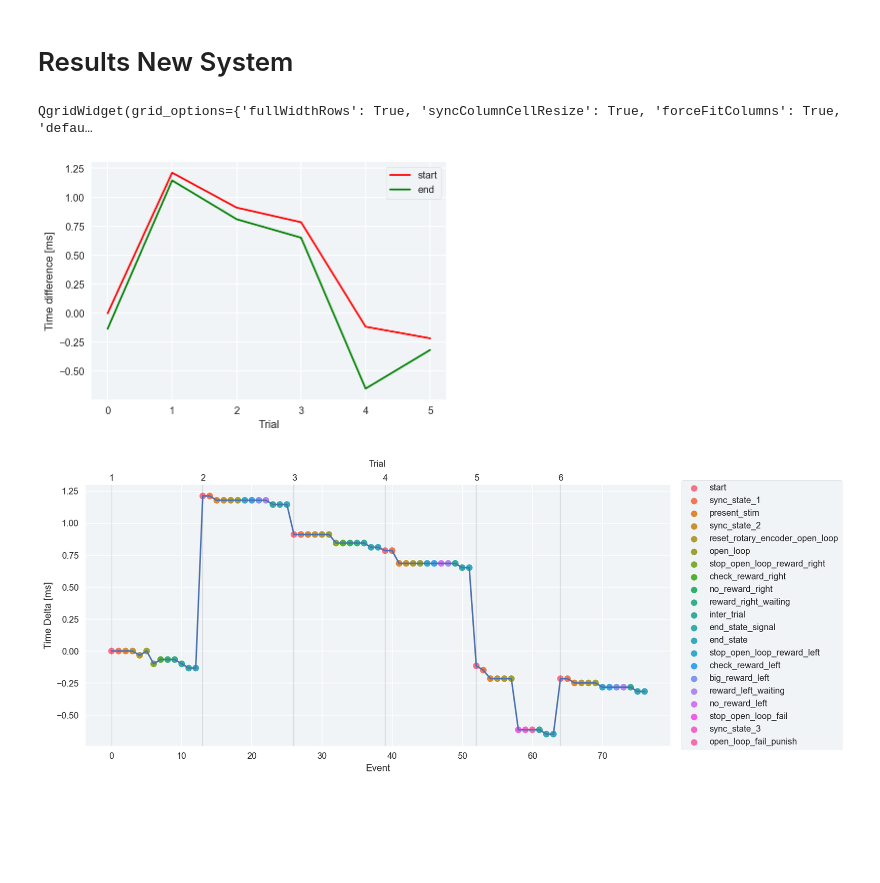
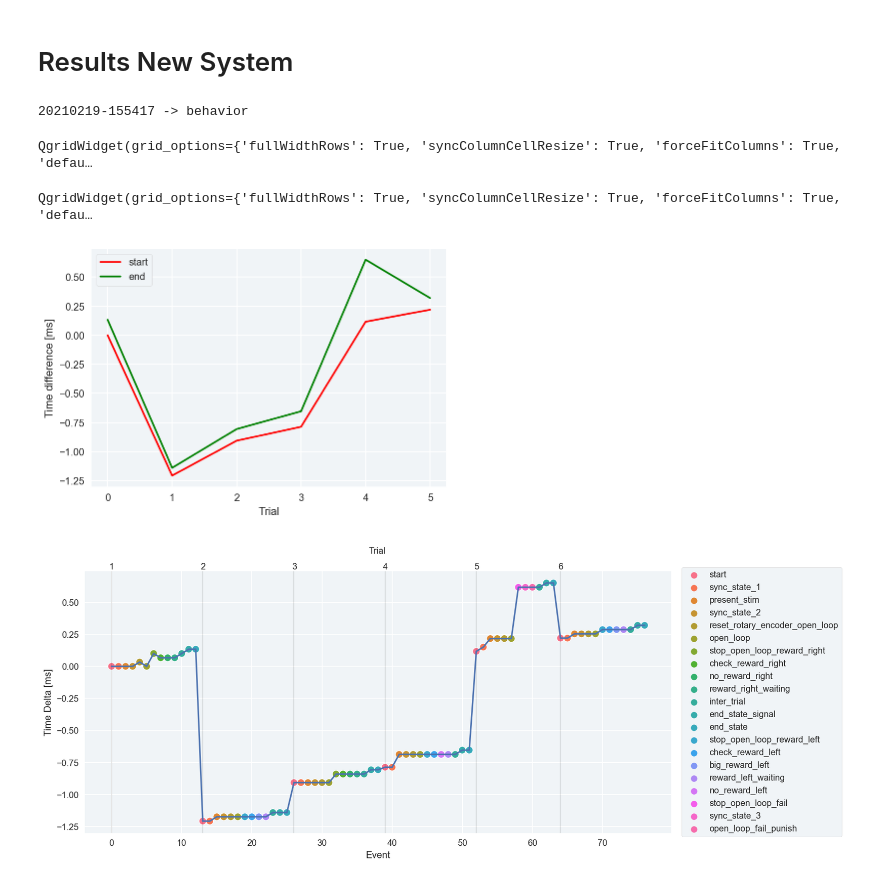
Before and after one commit to maxhoheiser/spikes-ephys, a Jupyter notebook: projectthesis_plots.ipynb, the cells around one changed output. Drawn from its saved outputs; the diff is of its cells as text; code cells hidden in the pictures; blank space fills up the shorter version.

Commit message:
v3.2
added sync_pybpod class

```diff
--- a/projectthesis_plots.ipynb
+++ b/projectthesis_plots.ipynb
@@ -198,16 +200,18 @@ save_fig("event_type_dif", fig)
 # %% [markdown]
 # Results New System
 # %%
+
+# Test 1 ==========
+# mac
+openephys_dir = "/Users/max/Google Drive/3 Projekte/Masterarbeit Laborarbeit Neuroscience/2 VR Setup/Software/PyBpod Environments/maxland_test_setup/openephys/2021-02-19_15-54-34/Record Node 101/experiment1/recording1"
+pybpod_session = "20210219-155417"
+pybpod_root = "/Users/max/Google Drive/3 Projekte/Masterarbeit Laborarbeit Neuroscience/2 VR Setup/Software/PyBpod Environments/maxland_test_setup"
 # windows
 #openephys_dir = r"C:\maxland_RECORDING\openephys\2021-02-19_15-54-34\Record Node 101\experiment1\recording1"
 
-# mac
-openephys_dir = "/Users/max/Google Drive/3 Projekte/Masterarbeit Laborarbeit Neuroscience/2 VR Setup/Software/PyBpod Environments/maxland_test_setup/openephys/2021-02-19_15-54-34/Record Node 101/experiment1/recording1"
+test_1 = SyncPybpod(pybpod_session,pybpod_root,openephys_dir)
 
-pybpod_session = "20210219-155417"
-
-# windows
-#pybpod_root = r"C:\maxland_RECORDING"
-
-# mac
-pybpod_root = "/Users/max/Google Drive/3 Projekte/Masterarbeit Laborarbeit Neuroscience/2 VR Setup/Software/PyBpod Environments/maxland_test_setup"
+all_new_sessions_dict = dict()
+all_new_sessions_dict['test_1']=load_pb_session(pybpod_session,pybpod_root,openephys_dir)
+# %% [output]
+20210219-155417 -> behavior
@@ -221,10 +220,14 @@ qgrid.show_grid(test1_df)
 # %% [output]
 QgridWidget(grid_options={'fullWidthRows': True, 'syncColumnCellResize': True, 'forceFitColumns': True, 'defau…
+# %%
+qgrid.show_grid(test_1.all_trials_df)
+# %% [output]
+QgridWidget(grid_options={'fullWidthRows': True, 'syncColumnCellResize': True, 'forceFitColumns': True, 'defau…
 # %%
-fig,ax = plt_start_stop_dif(test1_df,figsize=set_size(1.1))
+fig,ax = plt_start_stop_dif(test_1.combined_df,figsize=set_size(1.1))
 # %% [output]
-[figure, old version]
+[figure, new version]
 # %%
-fig,ax = plt_event_dif(test1_df,all=False)
+fig,ax = plt_event_dif(test_1.combined_df,plot_all=False)
 # %% [output]
-[figure, old version]
+[figure, new version]
```
Also changed, not shown: parts of 15 cells of this notebook, 6 other files.
